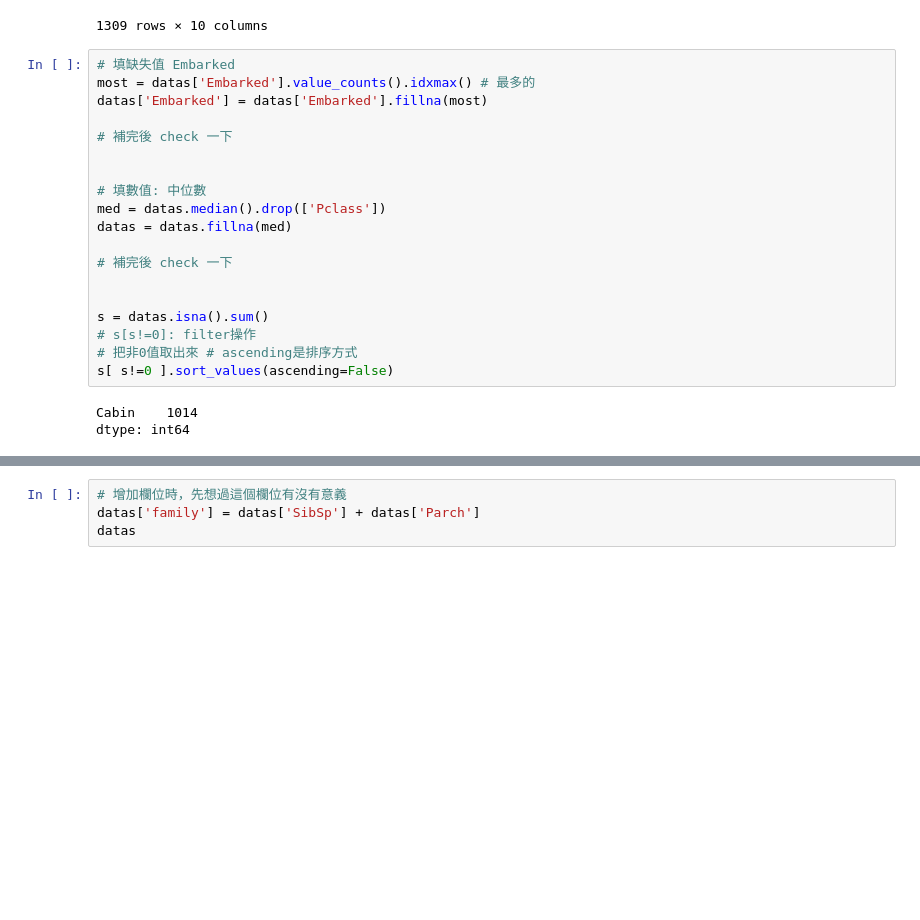
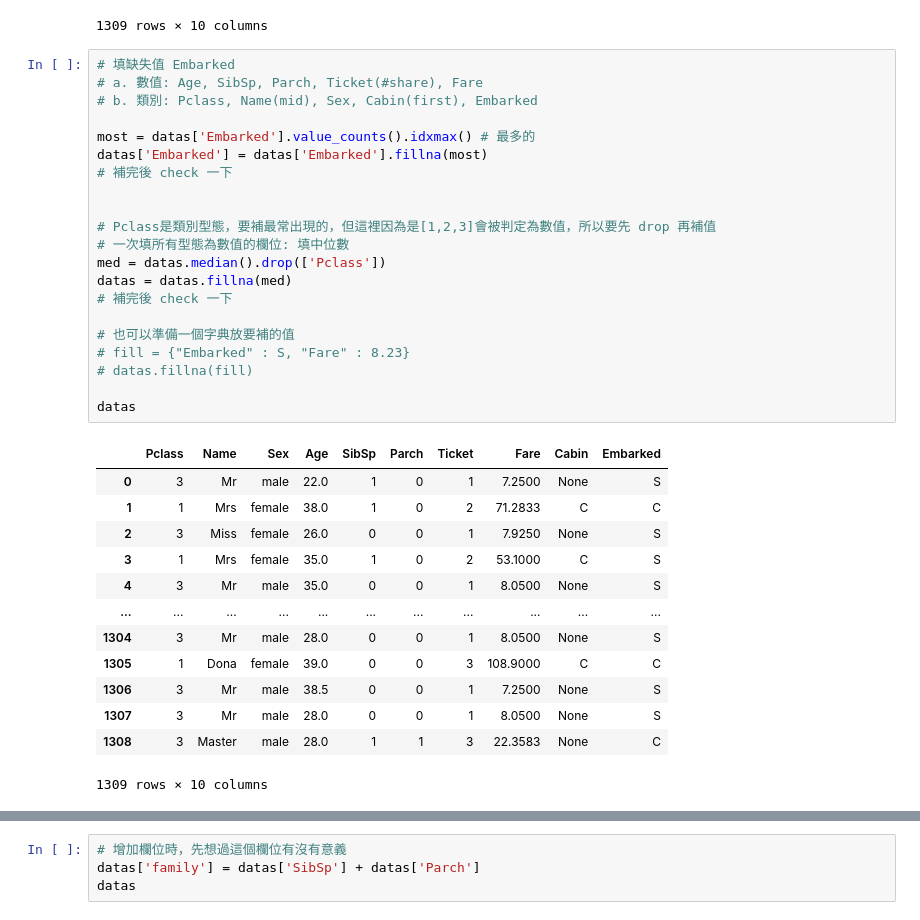
Before and after one commit to liao771018/tibame, a Jupyter notebook: titanic.ipynb, the cells around one changed output, grey strips where cells are left out. Cells and saved outputs as stored; diff of their text form; blank space fills up the shorter version.

```diff
--- a/titanic.ipynb
+++ b/titanic.ipynb
@@ -171,23 +171,36 @@ datas
 1309 rows × 10 columns
 # %%
 # 填缺失值 Embarked
+# a. 數值: Age, SibSp, Parch, Ticket(#share), Fare
+# b. 類別: Pclass, Name(mid), Sex, Cabin(first), Embarked
+
 most = datas['Embarked'].value_counts().idxmax() # 最多的
 datas['Embarked'] = datas['Embarked'].fillna(most)
-
 # 補完後 check 一下
 
 
-# 填數值: 中位數
+# Pclass是類別型態，要補最常出現的，但這裡因為是[1,2,3]會被判定為數值，所以要先 drop 再補值
+# 一次填所有型態為數值的欄位: 填中位數
 med = datas.median().drop(['Pclass'])
 datas = datas.fillna(med)
-
 # 補完後 check 一下
 
+# 也可以準備一個字典放要補的值
+# fill = {"Embarked" : S, "Fare" : 8.23}
+# datas.fillna(fill)
 
-s = datas.isna().sum()
-# s[s!=0]: filter操作
-# 把非0值取出來 # ascending是排序方式
-s[ s!=0 ].sort_values(ascending=False)
+datas
 # %% [output]
+|  | Pclass | Name | Sex | Age | SibSp | Parch | Ticket | Fare | Cabin | Embarked |
+| 0 | 3 | Mr | male | 22.0 | 1 | 0 | 1 | 7.2500 | None | S |
+| 1 | 1 | Mrs | female | 38.0 | 1 | 0 | 2 | 71.2833 | C | C |
+| 2 | 3 | Miss | female | 26.0 | 0 | 0 | 1 | 7.9250 | None | S |
+| 3 | 1 | Mrs | female | 35.0 | 1 | 0 | 2 | 53.1000 | C | S |
+| 4 | 3 | Mr | male | 35.0 | 0 | 0 | 1 | 8.0500 | None | S |
+| ... | ... | ... | ... | ... | ... | ... | ... | ... | ... | ... |
+| 1304 | 3 | Mr | male | 28.0 | 0 | 0 | 1 | 8.0500 | None | S |
+| 1305 | 1 | Dona | female | 39.0 | 0 | 0 | 3 | 108.9000 | C | C |
+| 1306 | 3 | Mr | male | 38.5 | 0 | 0 | 1 | 7.2500 | None | S |
+| 1307 | 3 | Mr | male | 28.0 | 0 | 0 | 1 | 8.0500 | None | S |
+| 1308 | 3 | Master | male | 28.0 | 1 | 1 | 3 | 22.3583 | None | C |
-Cabin    1014
-dtype: int64
+1309 rows × 10 columns
```
Also changed, not shown: parts of 4 cells of this notebook.
